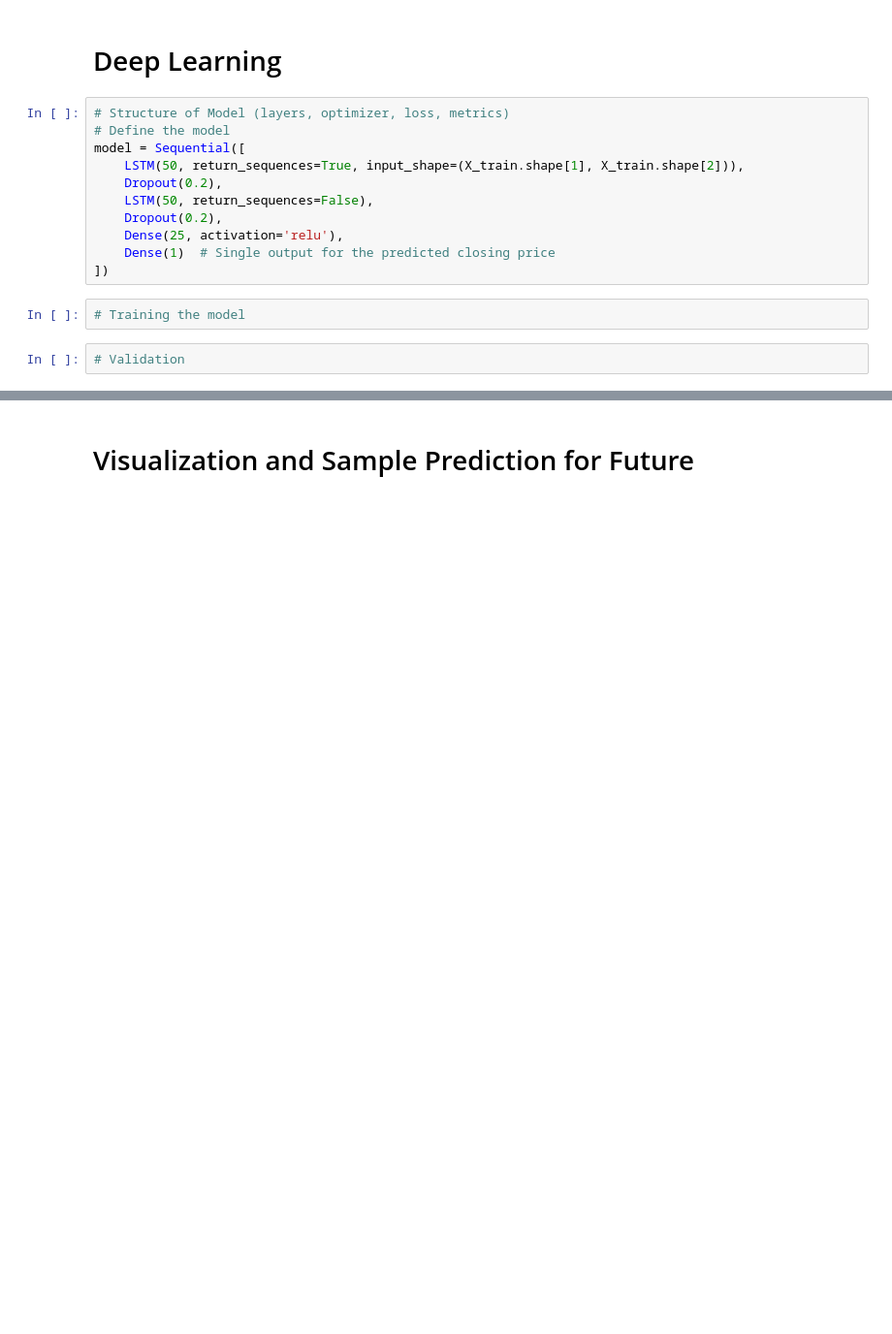
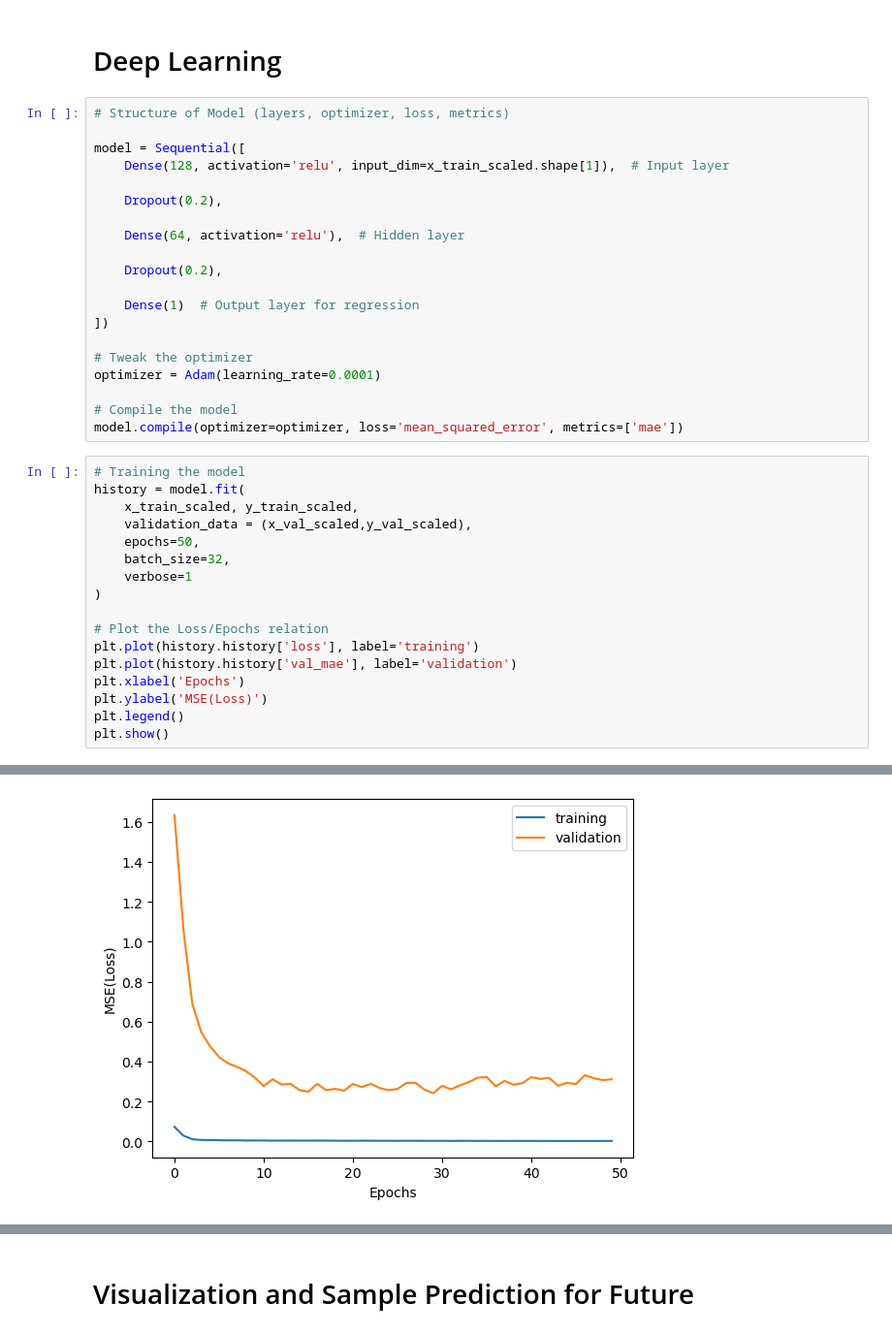
Before and after one commit to ryyeh/dsi-team4-project, a Jupyter notebook: code/Hosein's/deep_learning.ipynb, the cells around one changed output, grey strips where cells are left out. Shown at 97% size. Cells and saved outputs as stored; diff of their text form; blank space fills up the shorter version.

```diff
--- a/code/Hosein's/deep_learning.ipynb
+++ b/code/Hosein's/deep_learning.ipynb
@@ -173,17 +187,40 @@ array([[0.007195  , 0.0063035 , 0.00716794, 0.00674672],
 # %% [markdown]
 # Deep Learning
-# %%
-# Structure of Model (layers, optimizer, loss, metrics)
-# Define the model
-model = Sequential([
-    LSTM(50, return_sequences=True, input_shape=(X_train.shape[1], X_train.shape[2])),
-    Dropout(0.2),
-    LSTM(50, return_sequences=False),
-    Dropout(0.2),
-    Dense(25, activation='relu'),
-    Dense(1)  # Single output for the predicted closing price
-])
-# %%
-# Training the model
-# %%
-# Validation
+# %%
+# Structure of Model (layers, optimizer, loss, metrics)
+
+model = Sequential([
+    Dense(128, activation='relu', input_dim=x_train_scaled.shape[1]),  # Input layer
+
+    Dropout(0.2),
+
+    Dense(64, activation='relu'),  # Hidden layer
+
+    Dropout(0.2),
+
+    Dense(1)  # Output layer for regression
+])
+
+# Tweak the optimizer
+optimizer = Adam(learning_rate=0.0001)
+
+# Compile the model
+model.compile(optimizer=optimizer, loss='mean_squared_error', metrics=['mae'])
+# %%
+# Training the model
+history = model.fit(
+    x_train_scaled, y_train_scaled,
+    validation_data = (x_val_scaled,y_val_scaled),
+    epochs=50,
+    batch_size=32,
+    verbose=1
+)
+
+# Plot the Loss/Epochs relation
+plt.plot(history.history['loss'], label='training')
+plt.plot(history.history['val_mae'], label='validation')
+plt.xlabel('Epochs')
+plt.ylabel('MSE(Loss)')
+plt.legend()
+plt.show()
+# %% [output]
@@ -189,0 +244 @@ model = Sequential([
+[figure, added]
```
Also changed, not shown: parts of 13 cells of this notebook.
